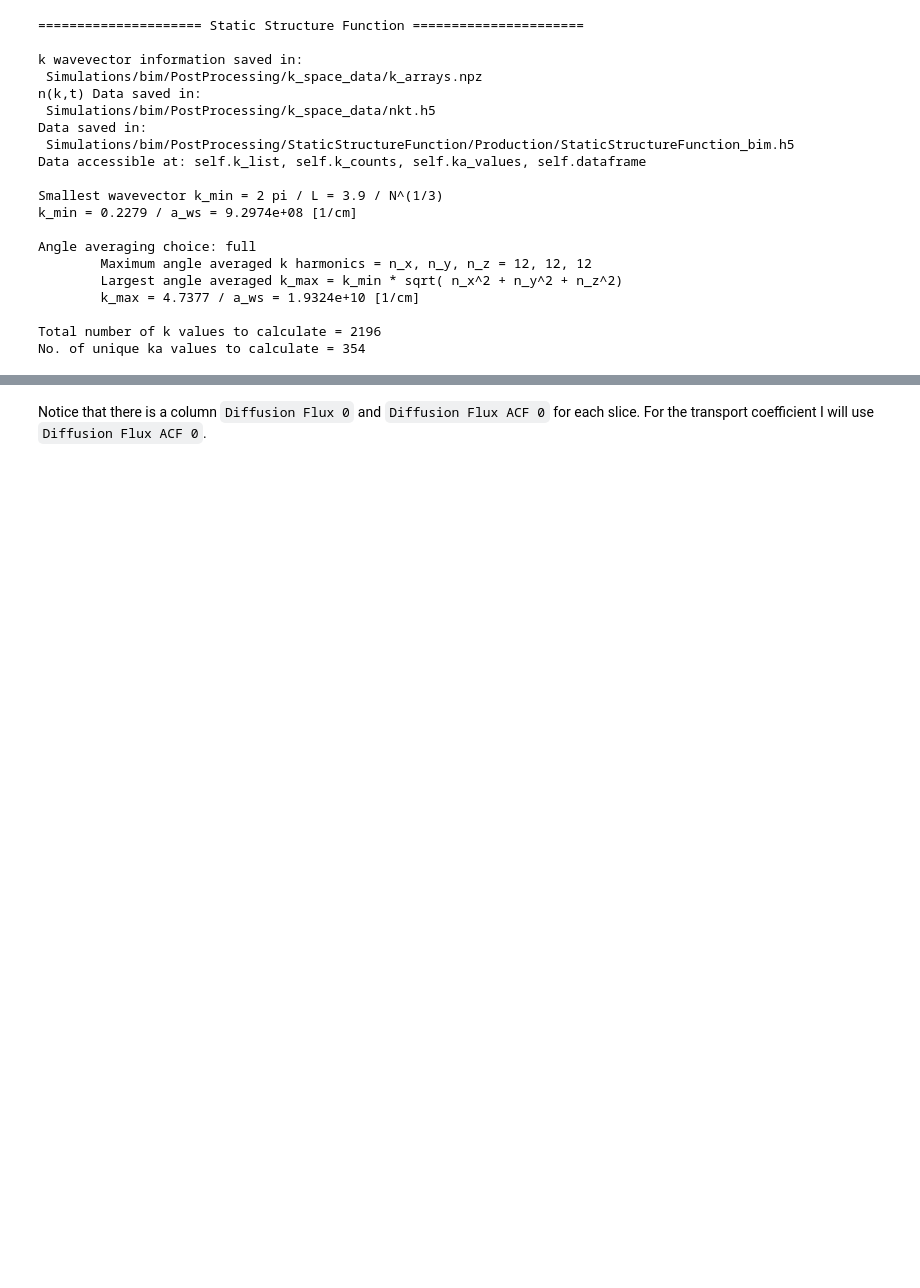
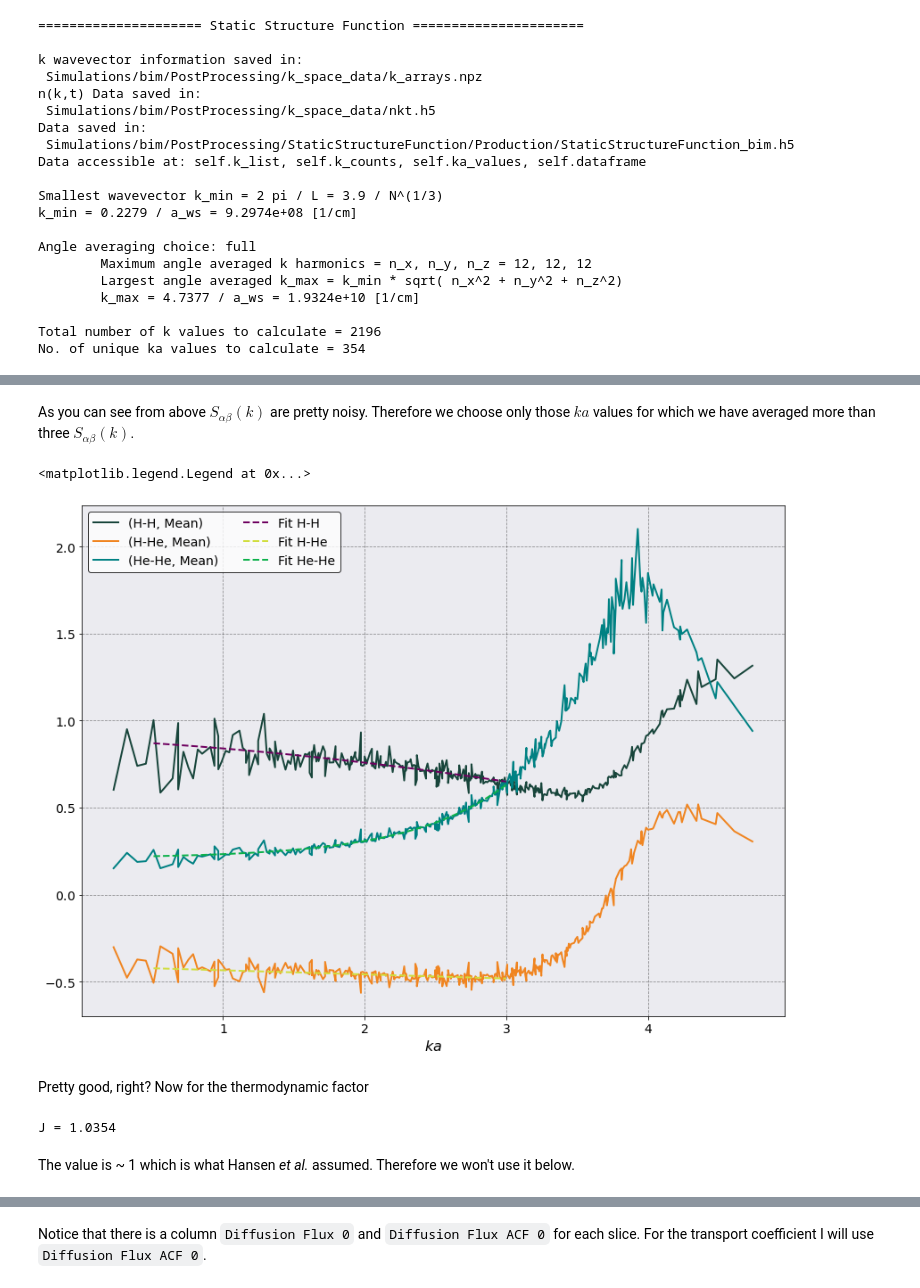
Before and after one commit to murillo-group/sarkas, a Jupyter notebook: docs/examples/BIM/H-He_Mixture.ipynb, the cells around one changed output, grey strips where cells are left out. Cells and saved outputs as stored; diff of their text form; code cells hidden in the pictures; blank space fills up the shorter version.

```diff
--- a/docs/examples/BIM/H-He_Mixture.ipynb
+++ b/docs/examples/BIM/H-He_Mixture.ipynb
@@ -186 +201,51 @@ Scc = x1*x2*(x2*inv_fit(0, *poptHe) + x1*poly_fit(0, *poptH) - 2*np.sqrt(x1*x2)*
+# %% [markdown]
+As you can see from above $S_{\alpha\beta}(k)$ are pretty noisy. Therefore we choose only those $ka$ values for which we have averaged more than three $S_{\alpha\beta}(k)$.
+# %%
+# Create masks
+mask = ssf.k_counts > 3
+ka_values_full = ssf.ka_values[mask]
+
+ka_mask = ka_values_full < 3.0
+ka_values = ka_values_full[ka_mask]
+
+# Remake the plot
+fig, ax = plt.subplots(1,1, figsize = (12,9))
+ssf.plot(
+    scaling = 1 /ssf.a_ws,
+    y= [('H-H', 'Mean'), ('H-He', 'Mean'), ('He-He', 'Mean')],
+    xlabel = r'$ka$', ax = ax)
+
+# H-H Fit and plot
+sk_array_full = ssf.dataframe[("H-H", 'Mean')].to_numpy()
+sk_array = sk_array_full[mask]
+poptH, pcov = curve_fit(poly_fit, ka_values, sk_array[ka_mask])
+ax.plot(ka_values, poly_fit(ka_values, *poptH), ls='--', label = 'Fit H-H')
+
+# H-He Fit and plot
+sk_array_full = ssf.dataframe[("H-He", 'Mean')].to_numpy()
+sk_array = sk_array_full[mask]
+poptHHe, pcov = curve_fit(lin_fit, ka_values, sk_array[ka_mask])
+ax.plot(ka_values, lin_fit(ka_values, *poptHHe),  ls='--', label = 'Fit H-He')
+
+# He-He Fit and plot
+sk_array_full = ssf.dataframe[("He-He", 'Mean')].to_numpy()
+sk_array = sk_array_full[mask]
+poptHe, pcov = curve_fit(inv_fit, ka_values, sk_array[ka_mask])
+ax.plot(ka_values, inv_fit(ka_values, *poptHe),  ls='--', label = 'Fit He-He')
+
+ax.legend(ncol =2 )
+# %% [output]
+<matplotlib.legend.Legend at 0x...>
+[figure, added]
+# %% [markdown]
+Pretty good, right? Now for the thermodynamic factor
+# %%
+x1, x2 = ssf.species_concentrations
+Scc_k0 = x1*x2*(x2*inv_fit(0, *poptHe) + x1*poly_fit(0, *poptH) - 2*np.sqrt(x1*x2)*lin_fit(0, *poptHHe))
+Therm_factor = x1*x2/Scc_k0
+print('J = {:.4f}'.format(Therm_factor) )
+# %% [output]
+J = 1.0354
+# %% [markdown]
+The value is ~ 1 which is what Hansen *et al.* assumed. Therefore we won't use it below.
 # %% [markdown]
```
Also changed, not shown: parts of 24 cells of this notebook, 2 other files.
